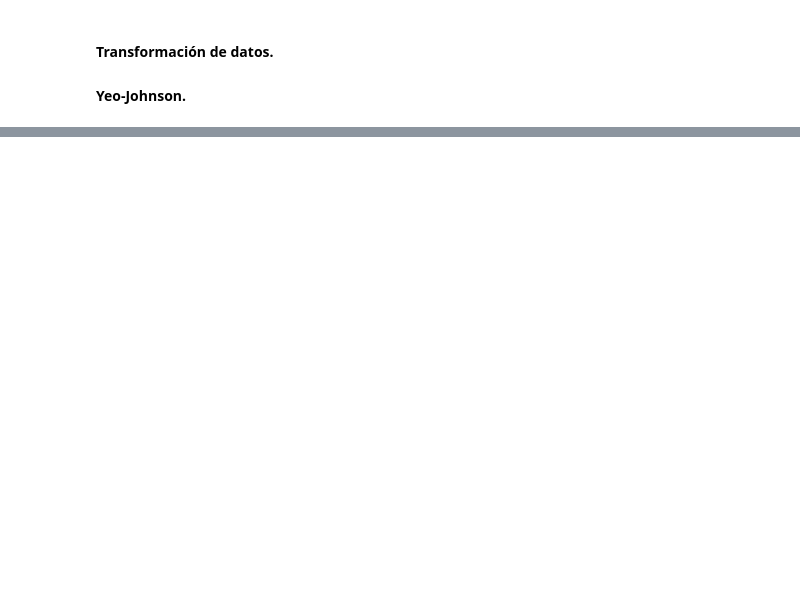
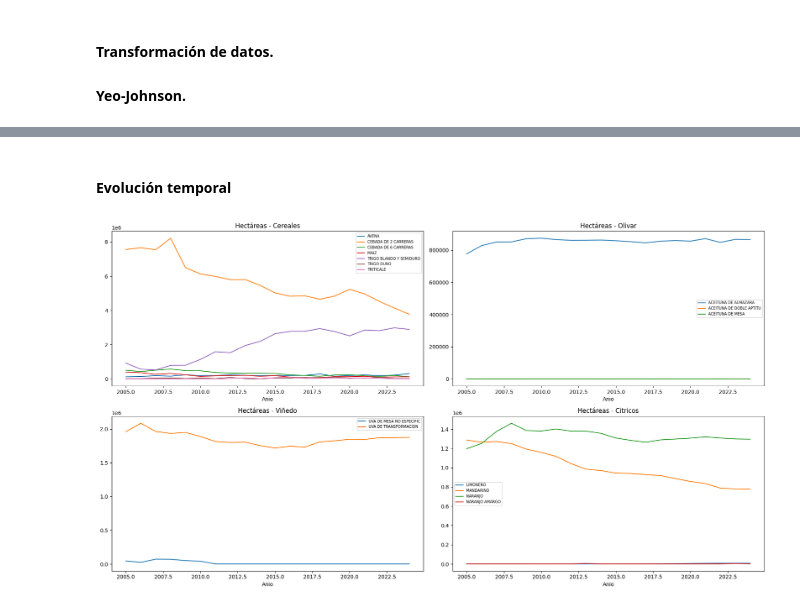
Before and after one commit to RosaSierr0609/Impacto-del-clima-en-la-agricultura-, a Jupyter notebook: 3. EDA.ipynb, the cells around one changed output, grey strips where cells are left out. Cells and saved outputs as stored; diff of their text form; code cells hidden in the pictures; blank space fills up the shorter version.

```diff
--- a/3. EDA.ipynb
+++ b/3. EDA.ipynb
@@ -277,0 +348,7 @@ Ninguna variable sigue una distribución normal. Se observan tres patrones princ
+# %%
+iso = IsolationForest(contamination=0.05, random_state=42)
+
+df_agric_clima["outlier"] = iso.fit_predict(df_agric_clima[numericas].fillna(0))
+
+# -1 = outlier, 1 = normal
+print(df_agric_clima["outlier"].value_counts())
@@ -277,0 +368,25 @@ Ninguna variable sigue una distribución normal. Se observan tres patrones princ
+# %% [markdown]
+#### **Evolución temporal**
+# %%
+#Graficas de cultivos (ha)
+grupos = {
+    "Cereales": ["TRIGO DURO", "TRIGO BLANDO Y SEMIDURO", "CEBADA DE 2 CARRERAS",
+                 "CEBADA DE 6 CARRERAS", "AVENA", "MAIZ", "TRITICALE"],
+    "Olivar": ["ACEITUNA DE MESA", "ACEITUNA DE DOBLE APTITU", "ACEITUNA DE ALMAZARA"],
+    "Viñedo": ["UVA DE MESA NO ESPECIFIC", "UVA DE TRANSFORMACION"],
+    "Citricos": ["NARANJO", "MANDARINO", "LIMONERO", "NARANJO AMARGO"]
+}
+
+fig, axes = plt.subplots(2, 2, figsize=(18, 10))
+axes = axes.flatten()
+
+for i, (grupo, cultivos) in enumerate(grupos.items()):
+    df_agric_clima[df_agric_clima["Cultivo"].isin(cultivos)]\
+        .groupby(["Anio", "Cultivo"])["Hectareas"].sum().unstack()\
+        .plot(ax=axes[i], title=f"Hectáreas - {grupo}")
+    axes[i].legend(fontsize=7)
+
+plt.tight_layout()
+plt.show()
+# %% [output]
+[figure, added]
```
Also changed, not shown: parts of 17 cells of this notebook, 3 other files.
